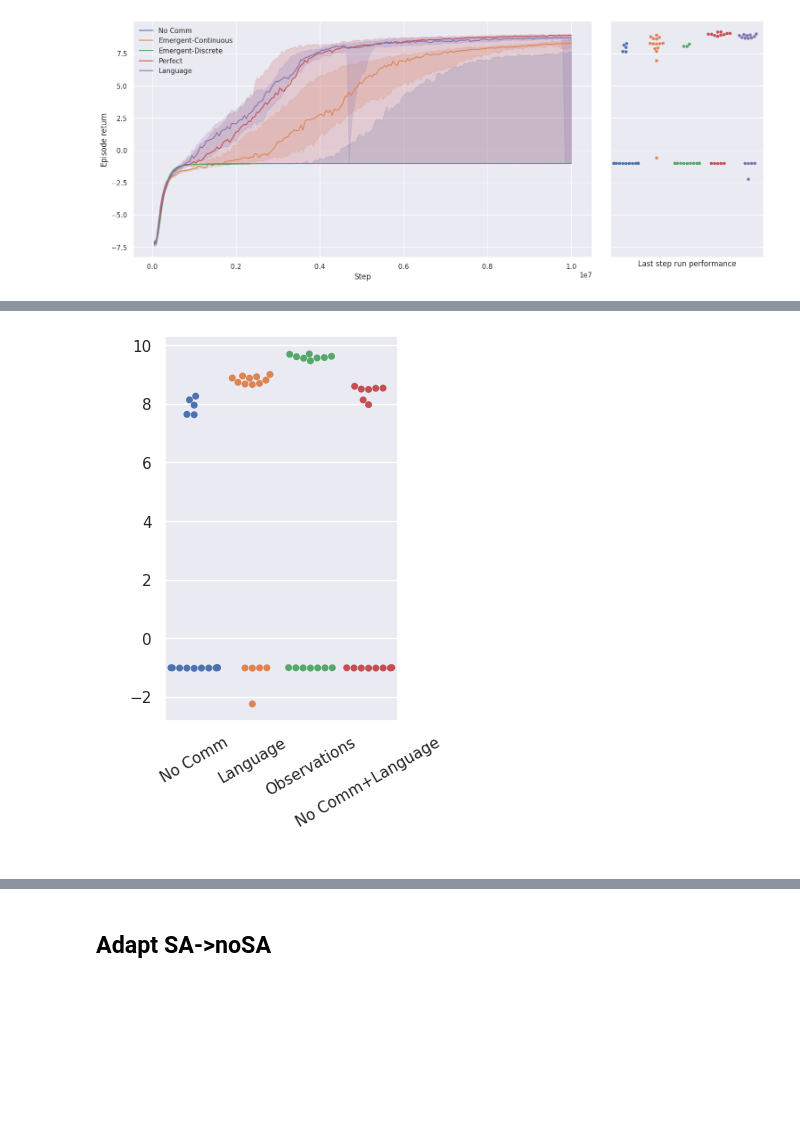
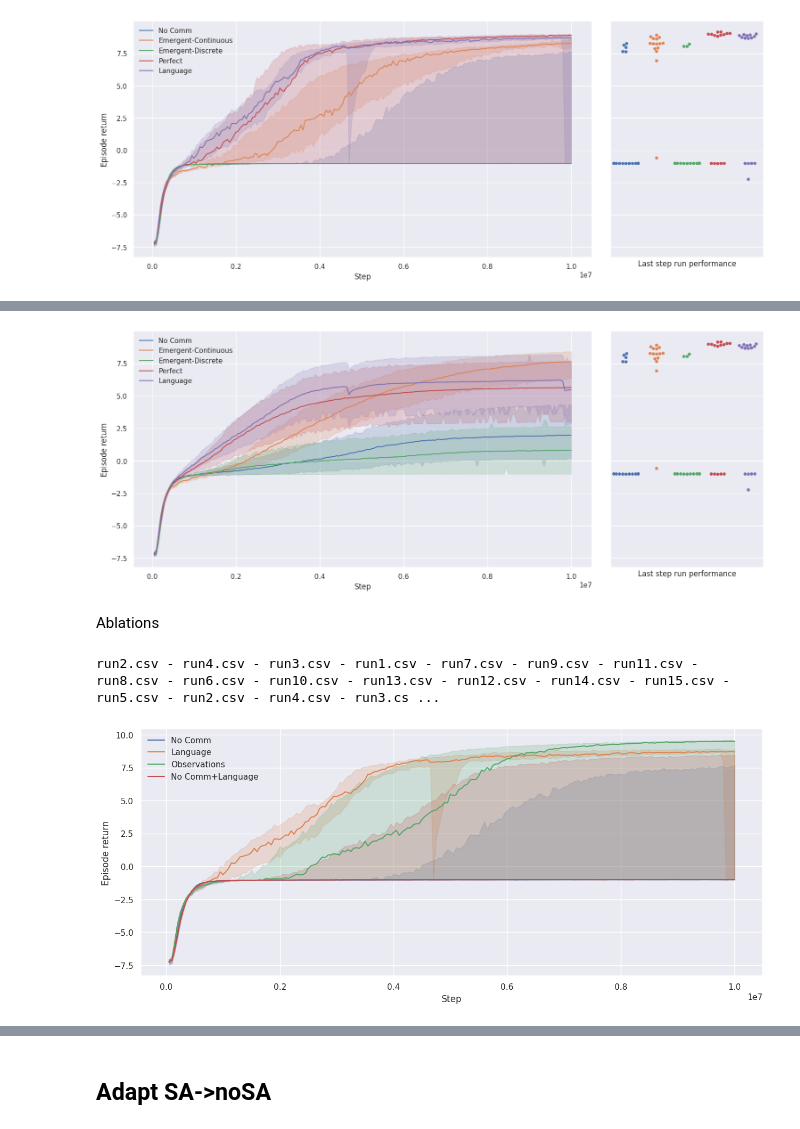
Before and after one commit to Maxtoq/MADRL-PhD-Thesis-Code, a Jupyter notebook: results/LAMARL Graphs.ipynb, the cells around one changed output, grey strips where cells are left out. Drawn from its saved outputs; the diff is of its cells as text; code cells hidden in the pictures; blank space fills up the shorter version.

Commit message:
done freeze lang

```diff
--- a/results/LAMARL Graphs.ipynb
+++ b/results/LAMARL Graphs.ipynb
@@ -475,5 +454,20 @@ plot_runs(
-# %%
-ax = box_plot_runs([noc_n, lang_n, obs_n, noclang_n], y="Episode return", ax_ylabel=" ", ax_xlabel=" ",
-              only_one_step=10000000, size=(3, 5), legend=False, swarm=True, swarm_size=5)
-# %% [output]
-[figure, removed]
+# %%
+plot_runs([noc_n, ec_n, ed_n, perf_n, lang_n], y="Episode return", plot_swarm=True, estim="mean", err="ci")
+# %% [output]
+[figure, added]
+# %% [markdown]
+Ablations
+# %%
+obs_n = load_mov_avg(
+    "../models/magym_PredPrey_new/9o5_obs/train_data/",
+    "Observations",
+    50000)
+noclang_n = load_mov_avg(
+    "../models/magym_PredPrey_new/9o5_noc+lang/train_data/",
+    "No Comm+Language",
+    50000)
+
+plot_runs([noc_n, lang_n, obs_n, noclang_n], y="Episode return", estim="median", err=("ci", 90))
+# %% [output]
+run2.csv - run4.csv - run3.csv - run1.csv - run7.csv - run9.csv - run11.csv - run8.csv - run6.csv - run10.csv - run13.csv - run12.csv - run14.csv - run15.csv - run5.csv - run2.csv - run4.csv - run3.cs ...
+[figure, added]
```
Also changed, not shown: parts of 11 cells of this notebook, 14 other files.
